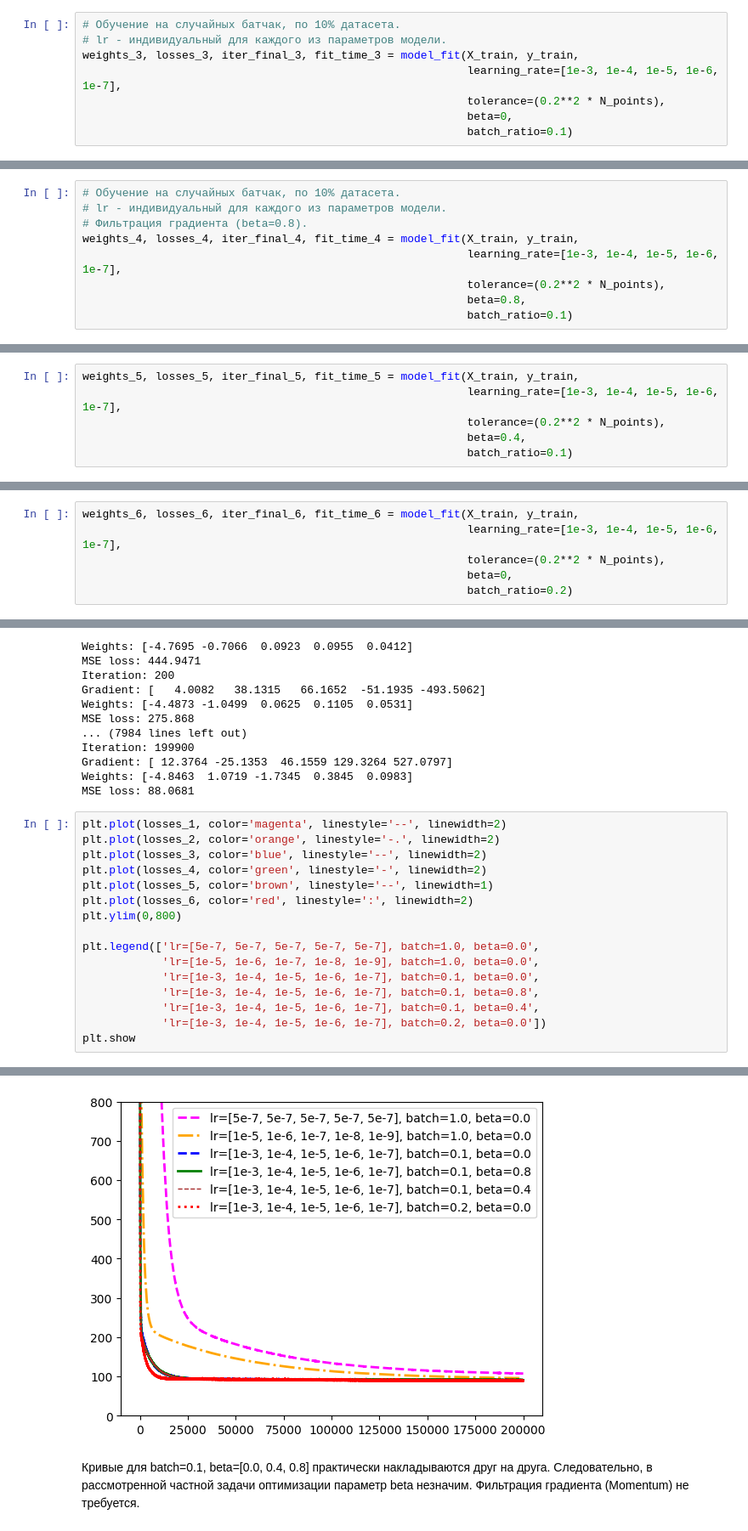
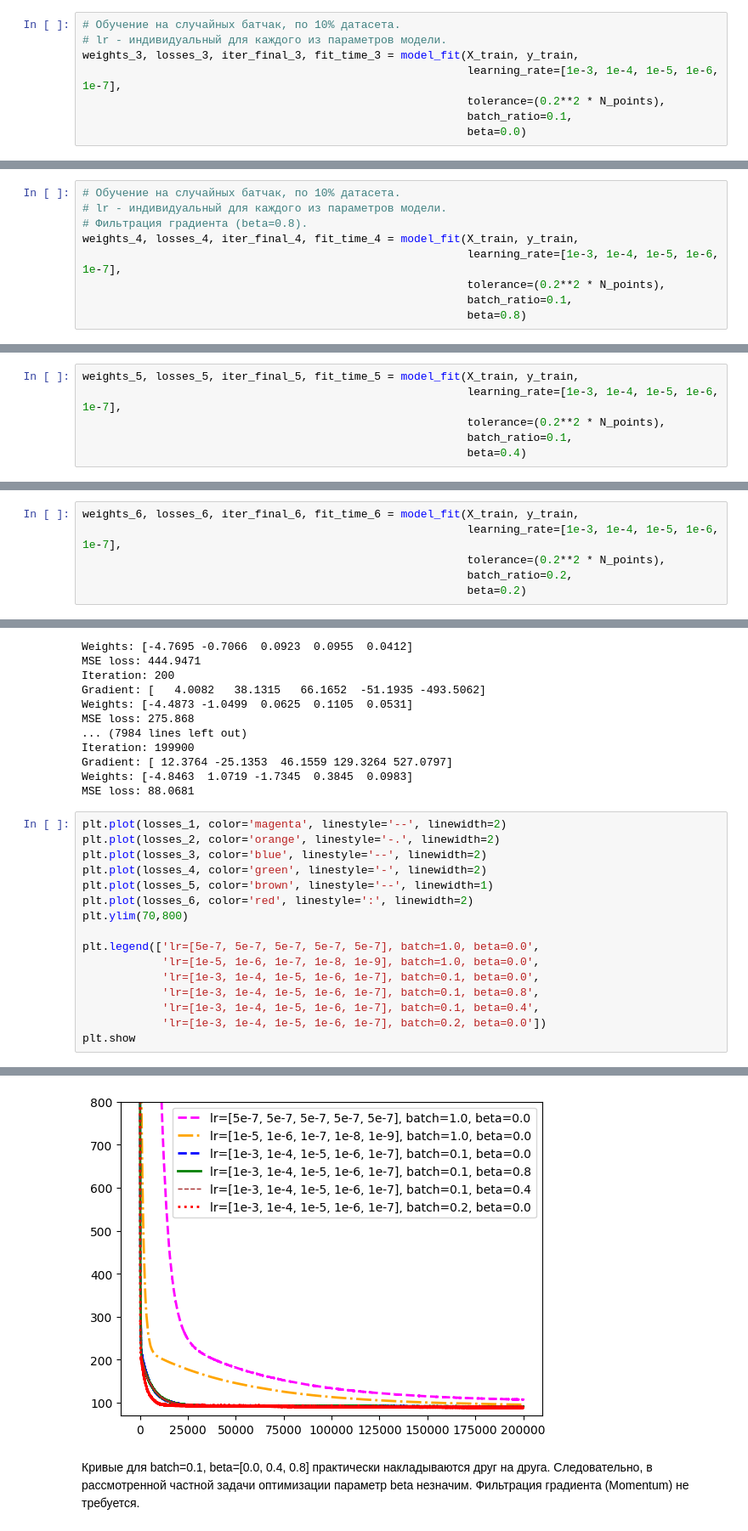
Before and after one commit to romangorbunov91/ML_2, a Jupyter notebook: ML_2.ipynb, the cells around one changed output, grey strips where cells are left out. Shown at 85% size. Saved outputs shown, nothing was run; the diff lists cells and outputs as text.

```diff
--- a/ML_2.ipynb
+++ b/ML_2.ipynb
@@ -185,8 +194,8 @@ MSE loss: 95.6571
 weights_3, losses_3, iter_final_3, fit_time_3 = model_fit(X_train, y_train,
                                                           learning_rate=[1e-3, 1e-4, 1e-5, 1e-6, 1e-7],
                                                           tolerance=(0.2**2 * N_points),
-                                                          beta=0,
-                                                          batch_ratio=0.1)
+                                                          batch_ratio=0.1,
+                                                          beta=0.0)
 # %% [output]
 Iteration: 0
 Gradient: [ 1722.7644  2196.2994  3867.5832  7571.7992 14229.5169]
@@ -216,8 +227,8 @@ ${y[n] = \beta y[n-1] + (1 - \beta)x[n]}$
 weights_4, losses_4, iter_final_4, fit_time_4 = model_fit(X_train, y_train,
                                                           learning_rate=[1e-3, 1e-4, 1e-5, 1e-6, 1e-7],
                                                           tolerance=(0.2**2 * N_points),
-                                                          beta=0.8,
-                                                          batch_ratio=0.1)
+                                                          batch_ratio=0.1,
+                                                          beta=0.8)
 # %% [output]
 Iteration: 0
 Gradient: [ 1653.8697  2208.3991  3991.4472  8502.208  15523.765 ]
@@ -240,8 +251,8 @@ MSE loss: 90.5347
 weights_5, losses_5, iter_final_5, fit_time_5 = model_fit(X_train, y_train,
                                                           learning_rate=[1e-3, 1e-4, 1e-5, 1e-6, 1e-7],
                                                           tolerance=(0.2**2 * N_points),
-                                                          beta=0.4,
-                                                          batch_ratio=0.1)
+                                                          batch_ratio=0.1,
+                                                          beta=0.4)
 # %% [output]
 Iteration: 0
 Gradient: [ 1661.8269  1940.6748  3944.2258  7347.65   16442.8078]
@@ -264,8 +275,8 @@ MSE loss: 91.1296
 weights_6, losses_6, iter_final_6, fit_time_6 = model_fit(X_train, y_train,
                                                           learning_rate=[1e-3, 1e-4, 1e-5, 1e-6, 1e-7],
                                                           tolerance=(0.2**2 * N_points),
-                                                          beta=0,
-                                                          batch_ratio=0.2)
+                                                          batch_ratio=0.2,
+                                                          beta=0.2)
 # %% [output]
 Iteration: 0
 Gradient: [ 3232.2956  4402.7926  7785.6578 14794.7759 31771.3655]
@@ -287,22 +298,22 @@ MSE loss: 88.0681
 # %%
 plt.plot(losses_1, color='magenta', linestyle='--', linewidth=2)
 plt.plot(losses_2, color='orange', linestyle='-.', linewidth=2)
 plt.plot(losses_3, color='blue', linestyle='--', linewidth=2)
 plt.plot(losses_4, color='green', linestyle='-', linewidth=2)
 plt.plot(losses_5, color='brown', linestyle='--', linewidth=1)
 plt.plot(losses_6, color='red', linestyle=':', linewidth=2)
-plt.ylim(0,800)
+plt.ylim(70,800)
 
 plt.legend(['lr=[5e-7, 5e-7, 5e-7, 5e-7, 5e-7], batch=1.0, beta=0.0',
             'lr=[1e-5, 1e-6, 1e-7, 1e-8, 1e-9], batch=1.0, beta=0.0',
             'lr=[1e-3, 1e-4, 1e-5, 1e-6, 1e-7], batch=0.1, beta=0.0',
             'lr=[1e-3, 1e-4, 1e-5, 1e-6, 1e-7], batch=0.1, beta=0.8',
             'lr=[1e-3, 1e-4, 1e-5, 1e-6, 1e-7], batch=0.1, beta=0.4',
             'lr=[1e-3, 1e-4, 1e-5, 1e-6, 1e-7], batch=0.2, beta=0.0'])
 plt.show
 # %% [output]
 <function matplotlib.pyplot.show(close=None, block=None)>
-[figure, old version]
+[figure, new version]
 # %% [markdown]
 Кривые для batch=0.1, beta=[0.0, 0.4, 0.8] практически накладываются друг на друга. Следовательно, в рассмотренной частной задачи оптимизации параметр beta незначим. Фильтрация градиента (Momentum) не требуется.
 # %%
```
Also changed, not shown: parts of 13 cells of this notebook, 5 other files.
